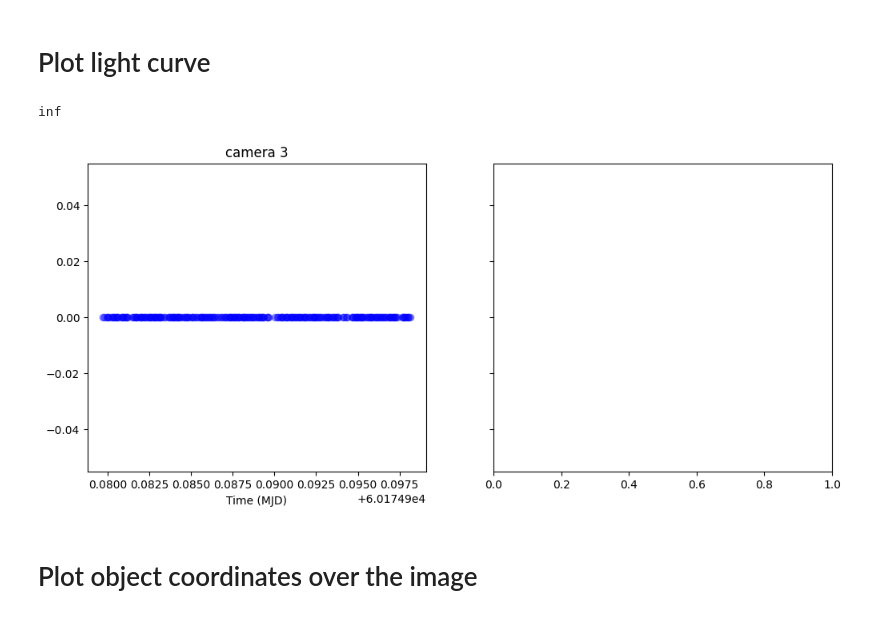
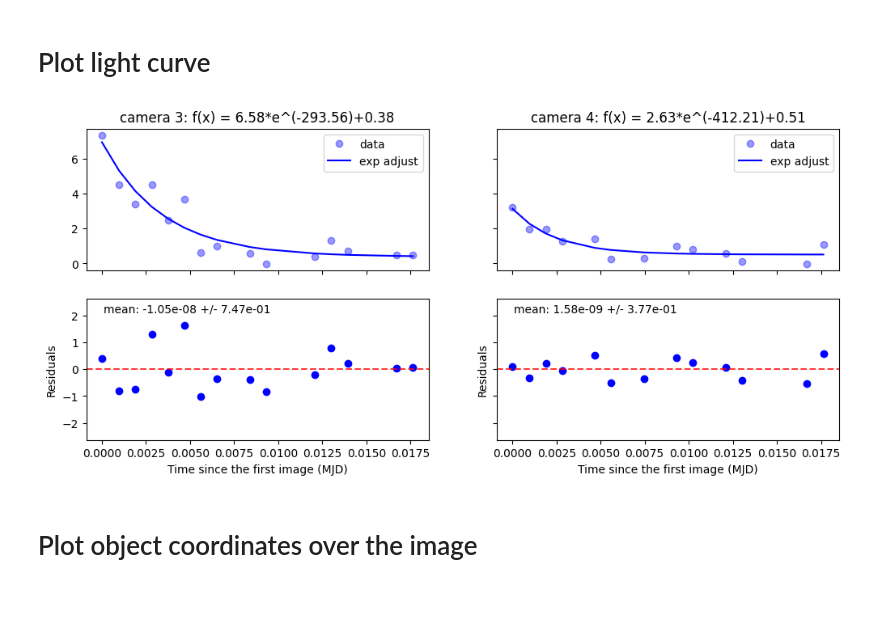
Before and after one commit to DBernardes/Tools-for-the-MOPTOP-pipeline-products, a Jupyter notebook: photometry_extraction.ipynb, the cells around one changed output. Saved outputs shown, nothing was run; the diff lists cells and outputs as text; code cells hidden in the pictures.

```diff
--- a/photometry_extraction.ipynb
+++ b/photometry_extraction.ipynb
@@ -9,9 +9,9 @@ import numpy as np
 from photometry import Photometry
 
 star_name = "GRB 230818A"
-experiment = "all data"
+experiment = "first rotor position"
 _set = "first"
-camera = 3
+camera = 4
 max_box_size = 20
 src_path = os.path.join(
     "..",
@@ -24,9 +24,9 @@ src_path = os.path.join(
 )
 
 GOOD_IMAGE = {
-    "first_cam3": "3_e_20230818_5_16_2_1.fits",
+    "first_cam3": "3_e_20230818_5_1_1_1.fits",
     "second_cam3": "3_e_20230818_6_1_1_1.fits",
-    "first_cam4": "4_e_20230818_5_16_2_1.fits",
+    "first_cam4": "4_e_20230818_5_1_1_1.fits",
     "second_cam4": "4_e_20230818_6_1_1_1.fits",
 }
 file = os.path.join(src_path, GOOD_IMAGE[f"{_set}_cam{camera}"])
@@ -67,12 +67,11 @@ Set MJD-END to 60174.993767 from DATE-END'. [astropy.wcs.wcs]
 # %%
 objects_photometry = {}
 for obj_name in objects["name"]:
-    objects_photometry[obj_name] = {
-        "mjd": [],
-        "xcoord": [],
-        "ycoord": [],
-        "star_photons": [],
-    }
+    objects_photometry[obj_name] = dict.fromkeys(
+        ("mjd", "xcoord", "ycoord", "psf_radius", "star_photons"), _value=[]
+    )
+
+
 image_list = sort_files(src_path, f"{camera}_e")
 for file in image_list:
     file_path = os.path.join(src_path, file)
@@ -123,50 +122,81 @@ import matplotlib.pyplot as plt
 import pandas as pd
 import os
 import numpy as np
+import scipy
 
 star_name = "GRB 230818A"
-experiment = "all data"
+experiment = "first rotor position"
 src_path = os.path.join(
     "..", "Pol charact MOPTOP", "Scientific objects", star_name, experiment
 )
+
+
+def monoExp(x, m, t, b):
+    return m * np.exp(-t * x) + b
+
+
 csv_path = os.path.join(src_path, "csv")
-fig, axs = plt.subplots(1, 2, figsize=(12, 5), sharey="row")
-for camera in [3]:
+fig, axs = plt.subplots(2, 2, figsize=(12, 5), sharey="row", sharex="col")
+for camera in [3, 4]:
     cand, comp_1, comp_2 = [], [], []
     for _set in ["first"]:
-        csv_file = os.path.join(csv_path, f"{_set} set", f"candidate_1_cam{camera}.csv")
-        cand.append(pd.read_csv(csv_file))
         csv_file = os.path.join(
             csv_path, f"{_set} set", f"comparison_1_cam{camera}.csv"
         )
         comp_1.append(pd.read_csv(csv_file))
+        csv_file = os.path.join(csv_path, f"{_set} set", f"candidate_1_cam{camera}.csv")
+        cand.append(pd.read_csv(csv_file))
         csv_file = os.path.join(
             csv_path, f"{_set} set", f"comparison_2_cam{camera}.csv"
         )
         comp_2.append(pd.read_csv(csv_file))
 
     df = pd.concat(cand, axis=0, ignore_index=True)
     cand = df["star_photons"]
     df = pd.concat(comp_1, axis=0, ignore_index=True)
     comp_1 = df["star_photons"]
     df = pd.concat(comp_2, axis=0, ignore_index=True)
     comp_2 = df["star_photons"]
-    comp = comp_1 + comp_2
+    comp = comp_1
     cand /= comp
-    median = np.mean(cand)  # [: cand.shape[0] // 2])
+    median = np.median(cand)
     cand /= median
-    ax = axs[camera - 3]
-    ax.plot(df["mjd"], cand, "bo", alpha=0.4)
-    ax.set_xlabel("Time (MJD)")
-    ax.set_title(f"camera {camera}")
+    mjd = df["mjd"]
+    mjd -= mjd[0]
 
-# plt.ylim(-1, 5)
-print(median)
+    ax = axs[0, camera - 3]
+    ax.plot(mjd, cand, "bo", alpha=0.4, label="data")
+
+    params, cv = scipy.optimize.curve_fit(monoExp, mjd, cand)
+    m, t, b = params
+    exp_adjust = monoExp(mjd, m, t, b)
+    ax.plot(mjd, exp_adjust, "b-", label="exp adjust")
+    ax.set_title(f"camera {camera}: f(x) = {m:.2f}*e^({-t:.2f})+{b:.2f}")
+    ax.legend()
+
+    ax = axs[1, camera - 3]
+    residuals = cand - exp_adjust
+    mean = np.mean(residuals)
+    std = np.std(residuals)
+    ax.plot(mjd, residuals, "ob")
+    ax.set_ylabel("Residuals")
+    ax.axhline(mean, color="r", linestyle="--", alpha=0.75)
+    # ax.axhline(mean-3*std, color="r", linestyle="--", alpha=0.75)
+    # ax.axhline(mean+3*std, color="r", linestyle="--", alpha=0.75)
+    ax.set_ylim(mean - 7 * std, mean + 7 * std)
+    ax.set_xlabel("Time since the first image (MJD)")
+    ax.annotate(
+        f"mean: {mean:.2e} +/- {std:.2e}",
+        (0.05, 0.9),
+        fontsize=10,
+        ha="left",
+        xycoords="axes fraction",
+    )
+
 plt.savefig(os.path.join(src_path, "light_curve.png"))
 plt.show()
 # %% [output]
-inf
-[figure, old version]
+[figure, new version]
 # %% [markdown]
 # Plot object coordinates over the image
 # %%
```
Also changed, not shown: parts of 2 cells of this notebook, 5 other files.
